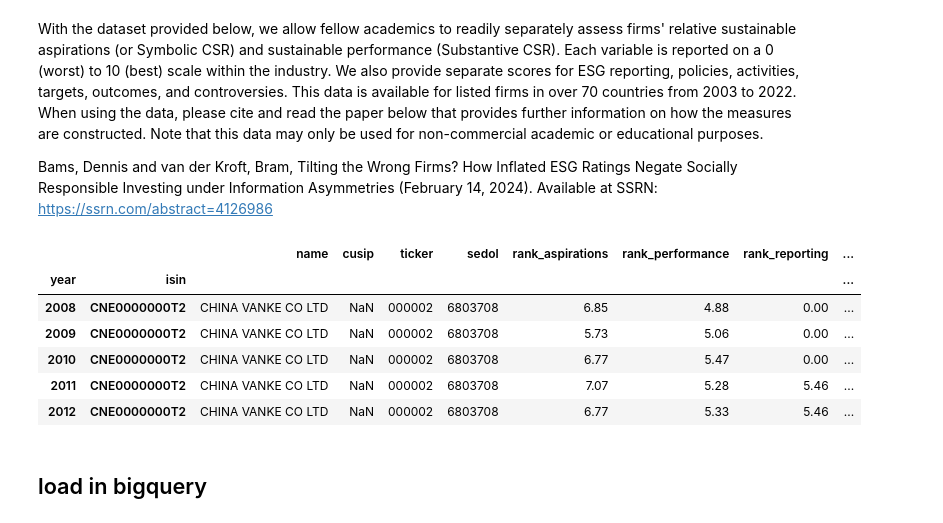
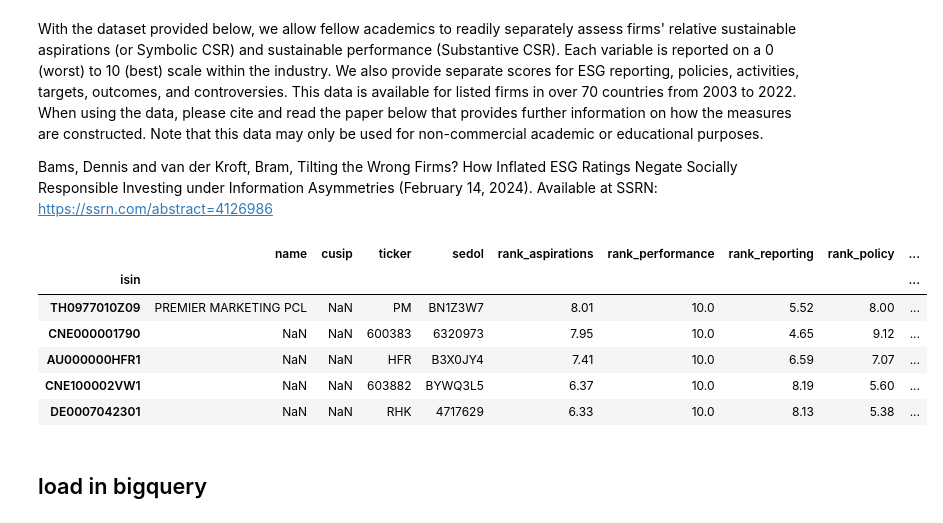
Before and after one commit to mirthbottle/trader_buddy, a Jupyter notebook: jupyter-notebooks/BAMS_KROFT_2024.ipynb, the cells around one changed output. Saved outputs shown, nothing was run; the diff lists cells and outputs as text; code cells hidden in the pictures.

```diff
--- a/jupyter-notebooks/BAMS_KROFT_2024.ipynb
+++ b/jupyter-notebooks/BAMS_KROFT_2024.ipynb
@@ -15,15 +15,15 @@ esg = pd.read_csv(f"{path}/ASPIRATIONS_PERFORMANCE_BAMS_KROFT_2024_05_22.csv")
 # %%
 esg.set_index(["year", "isin"], inplace=True)
 # %%
-esg.head()
+esg.loc[2022].sort_values(by="rank_performance").tail()
 # %% [output]
-|  |  | name | cusip | ticker | sedol | rank_aspirations | rank_performance | rank_reporting | ... |
-| year | isin |  |  |  |  |  |  |  | ... |
-| 2008 | CNE0000000T2 | CHINA VANKE CO LTD | NaN | 000002 | 6803708 | 6.85 | 4.88 | 0.00 | ... |
-| 2009 | CNE0000000T2 | CHINA VANKE CO LTD | NaN | 000002 | 6803708 | 5.73 | 5.06 | 0.00 | ... |
-| 2010 | CNE0000000T2 | CHINA VANKE CO LTD | NaN | 000002 | 6803708 | 6.77 | 5.47 | 0.00 | ... |
-| 2011 | CNE0000000T2 | CHINA VANKE CO LTD | NaN | 000002 | 6803708 | 7.07 | 5.28 | 5.46 | ... |
-| 2012 | CNE0000000T2 | CHINA VANKE CO LTD | NaN | 000002 | 6803708 | 6.77 | 5.33 | 5.46 | ... |
+|  | name | cusip | ticker | sedol | rank_aspirations | rank_performance | rank_reporting | rank_policy | ... |
+| isin |  |  |  |  |  |  |  |  | ... |
+| TH0977010Z09 | PREMIER MARKETING PCL | NaN | PM | BN1Z3W7 | 8.01 | 10.0 | 5.52 | 8.00 | ... |
+| CNE000001790 | NaN | NaN | 600383 | 6320973 | 7.95 | 10.0 | 4.65 | 9.12 | ... |
+| AU000000HFR1 | NaN | NaN | HFR | B3X0JY4 | 7.41 | 10.0 | 6.59 | 7.07 | ... |
+| CNE100002VW1 | NaN | NaN | 603882 | BYWQ3L5 | 6.37 | 10.0 | 8.19 | 5.60 | ... |
+| DE0007042301 | NaN | NaN | RHK | 4717629 | 6.33 | 10.0 | 8.13 | 5.38 | ... |
 # %% [markdown]
 ## load in bigquery
 # %%
```
